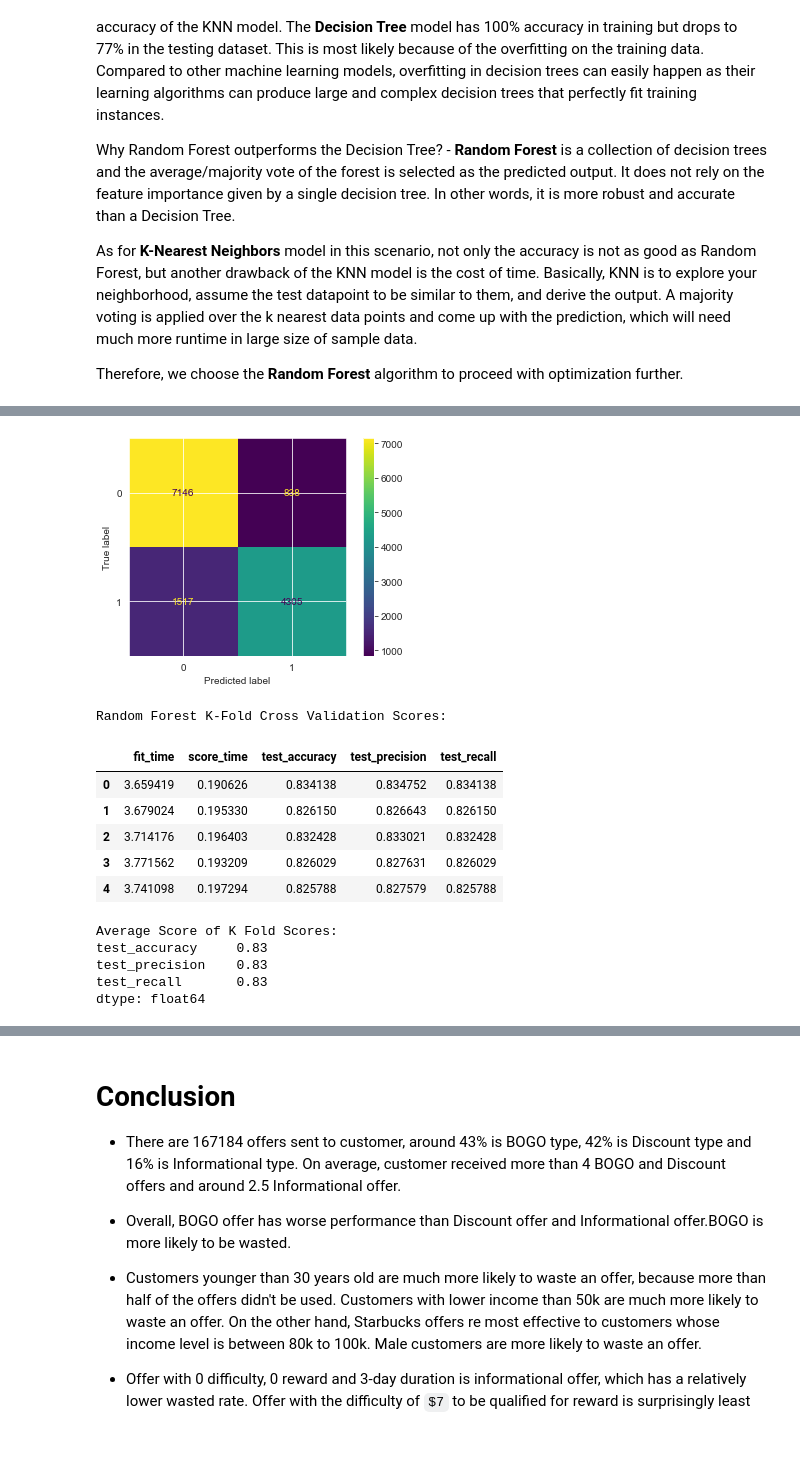
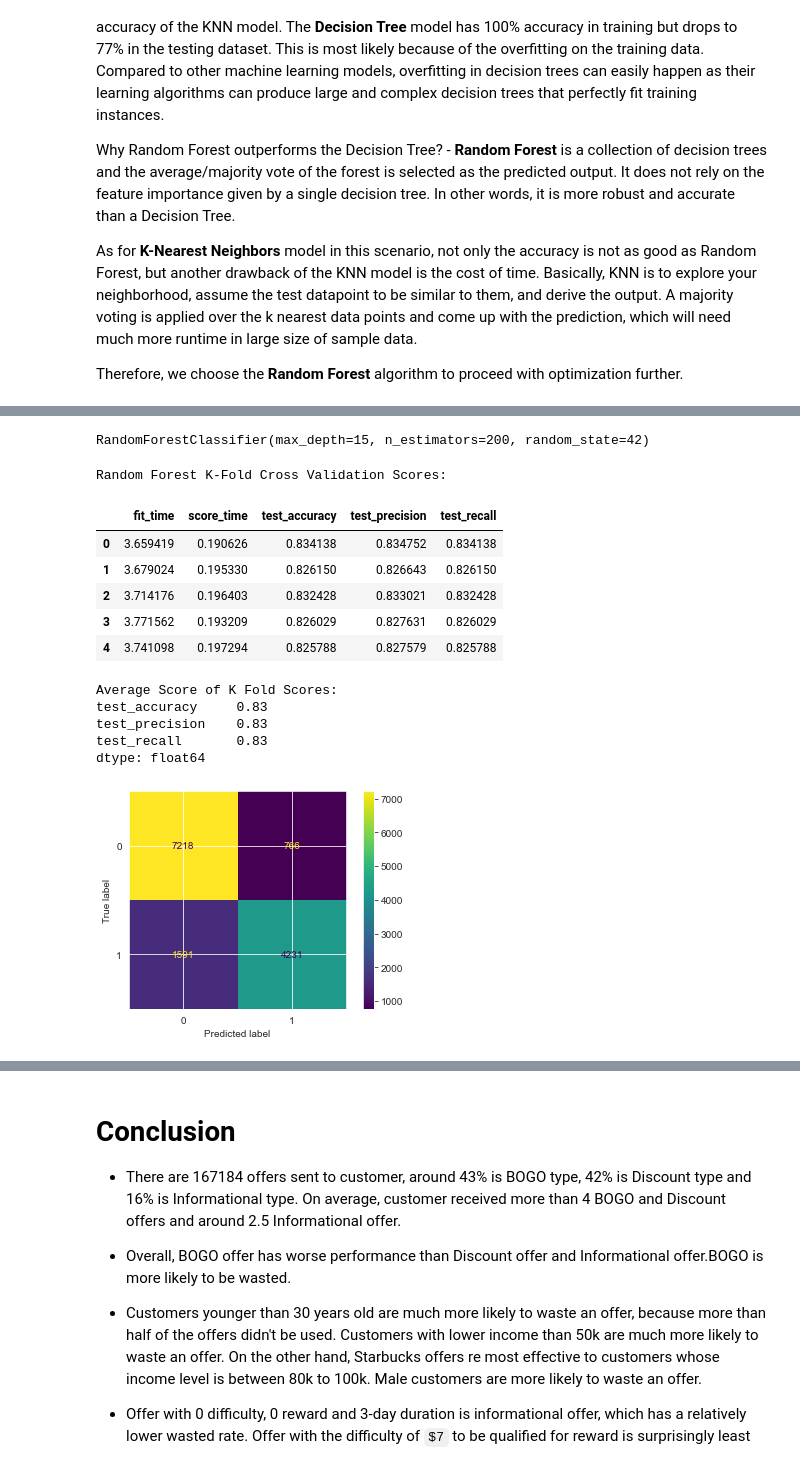
Before and after one commit to isabella-xu/starbucks-analysis, a Jupyter notebook: Starbucks_Capstone_notebook.ipynb, the cells around one changed output, grey strips where cells are left out. Cells and saved outputs as stored; diff of their text form; code cells hidden in the pictures.

Commit message:
model improvement

```diff
--- a/Starbucks_Capstone_notebook.ipynb
+++ b/Starbucks_Capstone_notebook.ipynb
@@ -1340,52 +1355,71 @@ As of now we have divided the input data into two part and run training and test
 
 **K-Fold Cross Validation** is one of the common cross validation method. Here we devide the data into K=5 folds. We will have 5 sets of data to train and test our model. In other words, the model will get trained and tested for 5 times, and for each time we will use one fold as test data and rest all as training data. What makes it great is for every iteration, the data in training and test fold changes which adds to the effectiveness of this method.
 # %%
-# Define KFold
-kf = KFold(n_splits=5, shuffle=True, random_state=42)
+# Input variables and target variable
 X = model_df.drop('wasted', axis=1)
 y = model_df['wasted']
 
+# Split data
 X_train, X_test, y_train, y_test = train_test_split(X, y, test_size=0.25, random_state=42)
 
+# Random Forest Classifier
 rf = RandomForestClassifier(random_state=42, n_estimators=100)
 
 # Fit the model to the training data:
-rf = rf.fit(X_train, y_train)
+# rf = rf.fit(X_train, y_train)
 
-# Predict on the tarining, testing data:
-y_pred_train = rf.predict(X_train)
-y_pred_test = rf.predict(X_test)
+# # Predict on the tarining, testing data:
+# y_pred_train = rf.predict(X_train)
+# y_pred_test = rf.predict(X_test)
 
 scoring = {'accuracy': make_scorer(accuracy_score),
            'precision': make_scorer(precision_score, average = 'weighted'),
            'recall': make_scorer(recall_score, average = 'weighted')}
 
-# Cross validation with k-fold
-cv = cross_validate(rf, X_train, y_train, cv=kf, scoring=scoring)
-cv_df = pd.DataFrame.from_dict(cv)
+# Optimize by hyperparameter tuning
+params = {
+    'n_estimators': [50, 100, 200],
+    'max_depth': [5, 10, 15],
+}
 
-# Confusion matrix:
-ConfusionMatrixDisplay.from_predictions(y_test, y_pred_test);
+# Grid Search
+grid_no_up = GridSearchCV(rf, param_grid=params, cv=kf, scoring='accuracy').fit(X_train, y_train)
+y_pred_test = grid_no_up.predict(X_test)
+print(grid_no_up.best_estimator_)
 # %% [output]
-[figure, removed]
+RandomForestClassifier(max_depth=15, n_estimators=200, random_state=42)
-# %%
-print('Random Forest K-Fold Cross Validation Scores:')
-display(cv_df)
-
-print('Average Score of K Fold Scores: \n{}'.format(cv_df.mean()[2:].round(2)))
-# %% [output]
-Random Forest K-Fold Cross Validation Scores:
-|  | fit_time | score_time | test_accuracy | test_precision | test_recall |
-| 0 | 3.659419 | 0.190626 | 0.834138 | 0.834752 | 0.834138 |
-| 1 | 3.679024 | 0.195330 | 0.826150 | 0.826643 | 0.826150 |
-| 2 | 3.714176 | 0.196403 | 0.832428 | 0.833021 | 0.832428 |
-| 3 | 3.771562 | 0.193209 | 0.826029 | 0.827631 | 0.826029 |
-| 4 | 3.741098 | 0.197294 | 0.825788 | 0.827579 | 0.825788 |
-Average Score of K Fold Scores:
-test_accuracy     0.83
-test_precision    0.83
-test_recall       0.83
-dtype: float64
+# %%
+# Define KFold
+kf = KFold(n_splits=5, shuffle=True, random_state=42)
+
+# Train model with best parameters
+rf_opt = RandomForestClassifier(max_depth=15, random_state=42, n_estimators=200)
+
+# Cross validation with k-fold
+cv_opt = cross_validate(rf_opt, X_train, y_train, cv=kf, scoring=scoring)
+cv_opt_df = pd.DataFrame.from_dict(cv)
+
+# Confusion matrix:
+ConfusionMatrixDisplay.from_predictions(y_test, y_pred_test);
+
+print('Random Forest K-Fold Cross Validation Scores:')
+display(cv_opt_df)
+
+print('Average Score of K Fold Scores: \n{}'.format(cv_opt_df.mean()[2:].round(2)))
+# %% [output]
+Random Forest K-Fold Cross Validation Scores:
+|  | fit_time | score_time | test_accuracy | test_precision | test_recall |
+| 0 | 3.659419 | 0.190626 | 0.834138 | 0.834752 | 0.834138 |
+| 1 | 3.679024 | 0.195330 | 0.826150 | 0.826643 | 0.826150 |
+| 2 | 3.714176 | 0.196403 | 0.832428 | 0.833021 | 0.832428 |
+| 3 | 3.771562 | 0.193209 | 0.826029 | 0.827631 | 0.826029 |
+| 4 | 3.741098 | 0.197294 | 0.825788 | 0.827579 | 0.825788 |
+Average Score of K Fold Scores:
+test_accuracy     0.83
+test_precision    0.83
+test_recall       0.83
+dtype: float64
+[figure, added]
 # %% [markdown]
 ### Modeling Conclusion
 
```
Also changed, not shown: parts of 3 cells of this notebook.
